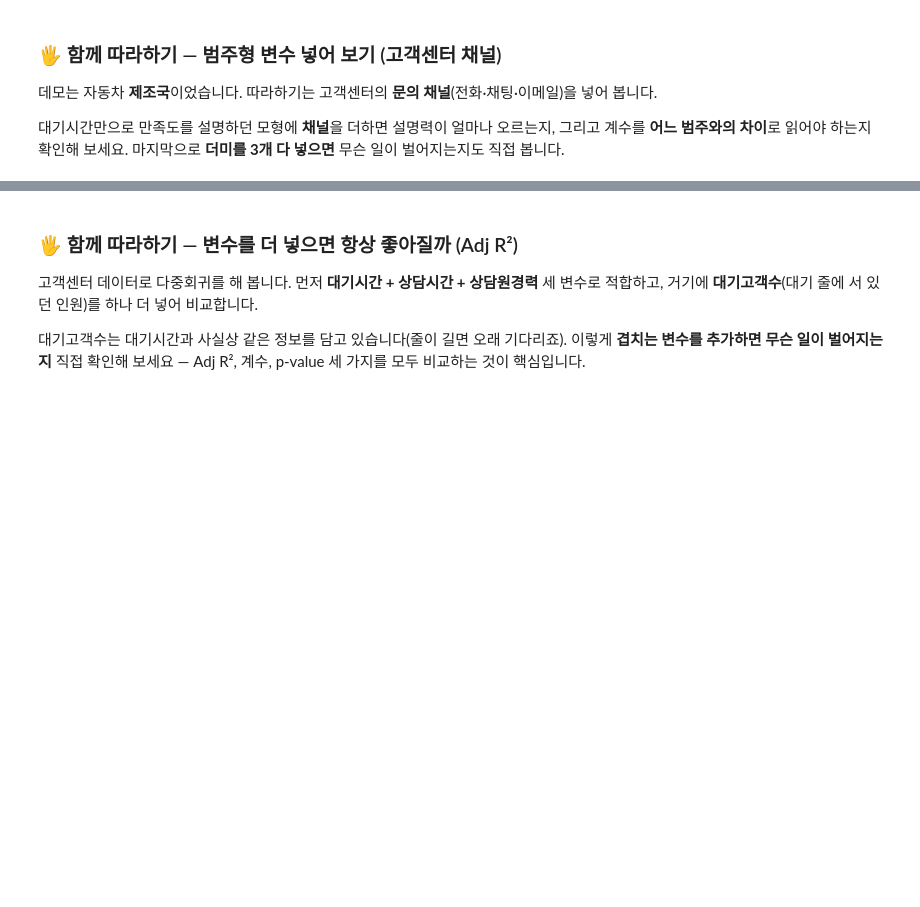
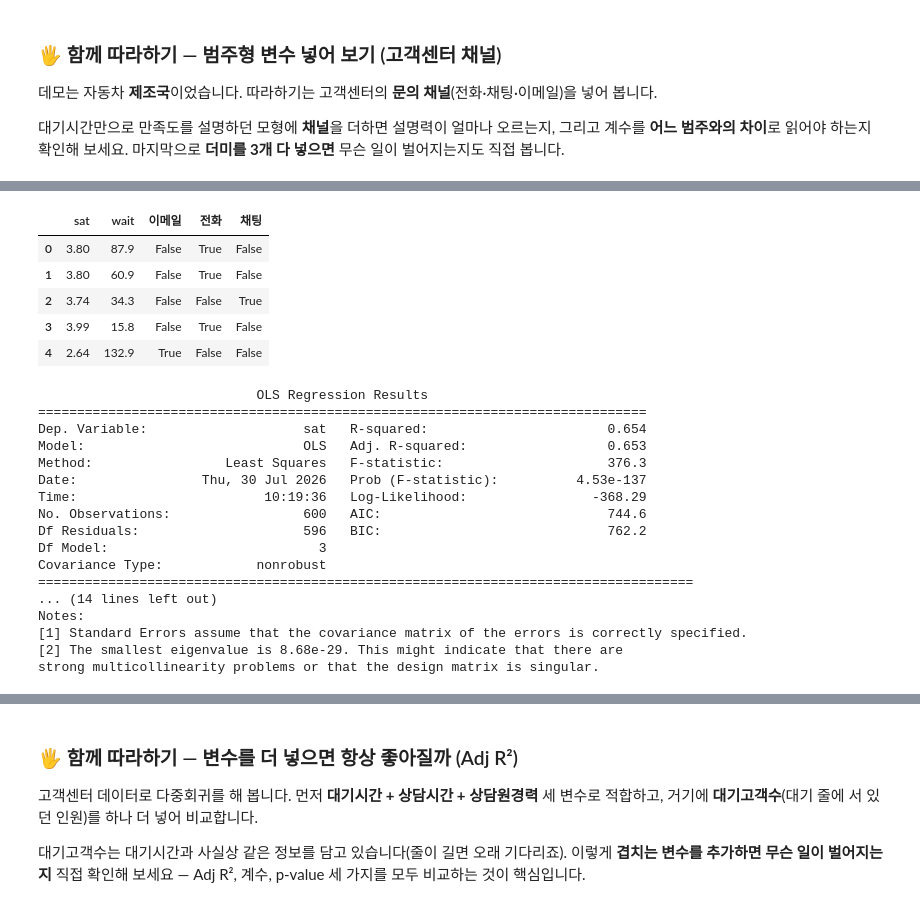
Before and after one commit to paircodingofficial-cloud/enkoa-practice-data-analysis, a Jupyter notebook: day09_가설검정_회귀분석/교안_02_회귀분석.ipynb, the cells around one changed output, grey strips where cells are left out. Cells and saved outputs as stored; diff of their text form; code cells hidden in the pictures; blank space fills up the shorter version.

```diff
--- a/day09_가설검정_회귀분석/교안_02_회귀분석.ipynb
+++ b/day09_가설검정_회귀분석/교안_02_회귀분석.ipynb
@@ -154,6 +211,11 @@ plt.show()
 # 🖐️ 함께 따라하기 (아래 순서대로 직접 작성해 보세요)
 # ※ 데모는 '자동차 연비'였죠. 이번엔 다른 데이터(고객센터 상담 기록)로 연습합니다.
 # 1) pd.read_csv 로 data/callcenter_calls.csv 를 읽어 cc 에 담고 head() 로 훑어본다
+cc = pd.read_csv('./data/callcenter_calls.csv')
+cc.head()
+
 # 2) pg.corr(cc['대기시간_초'], cc['만족도']) 로 상관 표를 구해 r = [...]['r'].iloc[0] 로 꺼낸다
+display(pg.corr(cc['대기시간_초'], cc['만족도']))
+
 # 3) r 을 소수 4자리로 출력하고, r**2(결정계수)도 함께 출력한다
 # 4) r 의 **부호**가 무엇을 뜻하는지 한 줄로 설명해 출력한다
@@ -283,7 +393,21 @@ print('두 값이 같은가? ', np.isclose(r ** 2, model.rsquared))
 # %%
 # 🖐️ 함께 따라하기 (아래 순서대로 직접 작성해 보세요)
 # 1) 회귀식에 쓰기 쉽도록 cc['wait'] = cc['대기시간_초'], cc['sat'] = cc['만족도'] 별칭 열을 만든다
+cc['wait'] = cc['대기시간_초']
+cc['sat'] = cc['만족도']
+
 # 2) smf.ols('sat ~ wait', data=cc).fit() 로 model_wait 를 적합한다
+model = smf.ols('sat ~ wait', data=cc).fit()
+
 # 3) 절편·기울기·계수 p-value·R^2 를 출력한다
+print(model.summary())
+print('절편', model.params['Intercept'])
+print('wait의 기울기 (계수)', model.params['wait'])
+print('wait의 기울기의 p-value', model.pvalues['wait'])
+print('R2', model.rsquared)
+
 # 4) pg.corr 로 상관 r 을 구해 r**2 가 R^2 과 같은지 np.isclose 로 확인한다
 # 5) 기울기에 100을 곱해 '대기시간 100초당 만족도 몇 점 변화'로 바꿔 해석 문장을 출력한다
+
+new_data = pd.DataFrame({'wait':[100, 200, 300]})
+display(model.predict(new_data))
@@ -436,0 +672,60 @@ print('무게+원산지 R^2 = %.4f, Adj R^2 = %.4f' % (model_cat.rsquared, model
+# %%
+pd.get_dummies(cc['채널']) #원칙적인 원핫!
+# 각 범주별 컬럼이 생성 (컬럼 3개)
+# 이메일
+# 1,0,0
+
+# 전화
+# 0,1,0
+
+# 채팅
+# 0,0,1
+
+pd.get_dummies(cc['채널'], drop_first=True)
+# 컬럼 2개
+# 이메일
+# 0,0
+
+# 전화
+# 1,0
+
+# 채팅
+# 0,1
+
+
+
+
+
+dummies = pd.get_dummies(cc['채널'])
+cc_d = pd.concat([cc[['sat', 'wait']], dummies], axis=1) #axis=1 열방향으로 합치겠다
+display(cc_d.head())
+cc_d.columns = ['sat', 'wait', 'ch_email', 'ch_phone', 'ch_chat'] # 컬럼명 변경
+
+m_all = smf.ols('sat ~ wait + ch_email + ch_phone + ch_chat', data=cc_d).fit()
+print(m_all.summary())
+
+m_all.predict(pd.DataFrame({'wait':[100], 'ch_email':[0], 'ch_phone':[1], 'ch_chat':[0]})) #3.950841
+# %% [output]
+|  | sat | wait | 이메일 | 전화 | 채팅 |
+| 0 | 3.80 | 87.9 | False | True | False |
+| 1 | 3.80 | 60.9 | False | True | False |
+| 2 | 3.74 | 34.3 | False | False | True |
+| 3 | 3.99 | 15.8 | False | True | False |
+| 4 | 2.64 | 132.9 | True | False | False |
+                            OLS Regression Results
+==============================================================================
+Dep. Variable:                    sat   R-squared:                       0.654
+Model:                            OLS   Adj. R-squared:                  0.653
+Method:                 Least Squares   F-statistic:                     376.3
+Date:                Thu, 30 Jul 2026   Prob (F-statistic):          4.53e-137
+Time:                        10:19:36   Log-Likelihood:                -368.29
+No. Observations:                 600   AIC:                             744.6
+Df Residuals:                     596   BIC:                             762.2
+Df Model:                           3
+Covariance Type:            nonrobust
+====================================================================================
+... (14 lines left out)
+Notes:
+[1] Standard Errors assume that the covariance matrix of the errors is correctly specified.
+[2] The smallest eigenvalue is 8.68e-29. This might indicate that there are
+strong multicollinearity problems or that the design matrix is singular.
```
Also changed, not shown: parts of 18 cells of this notebook, 2 other files.
